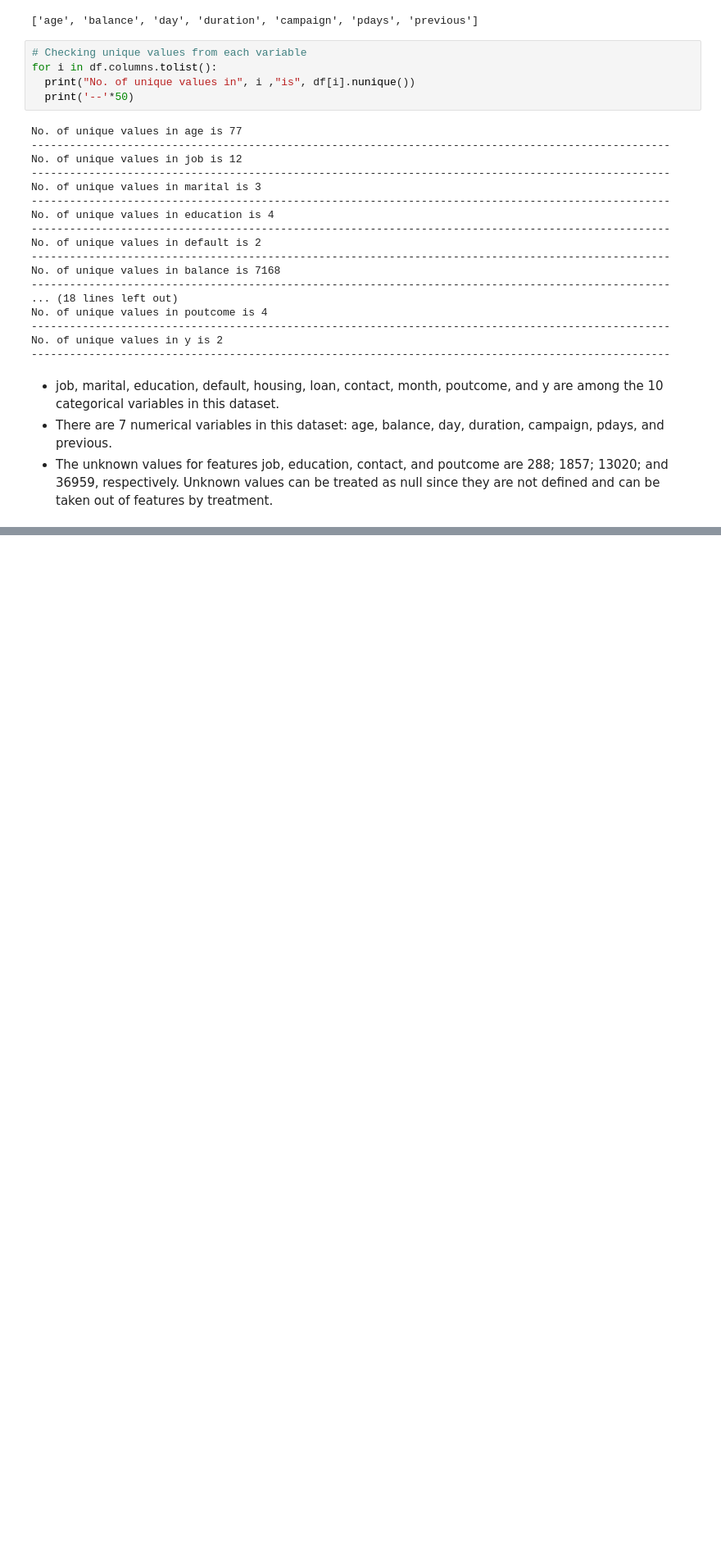
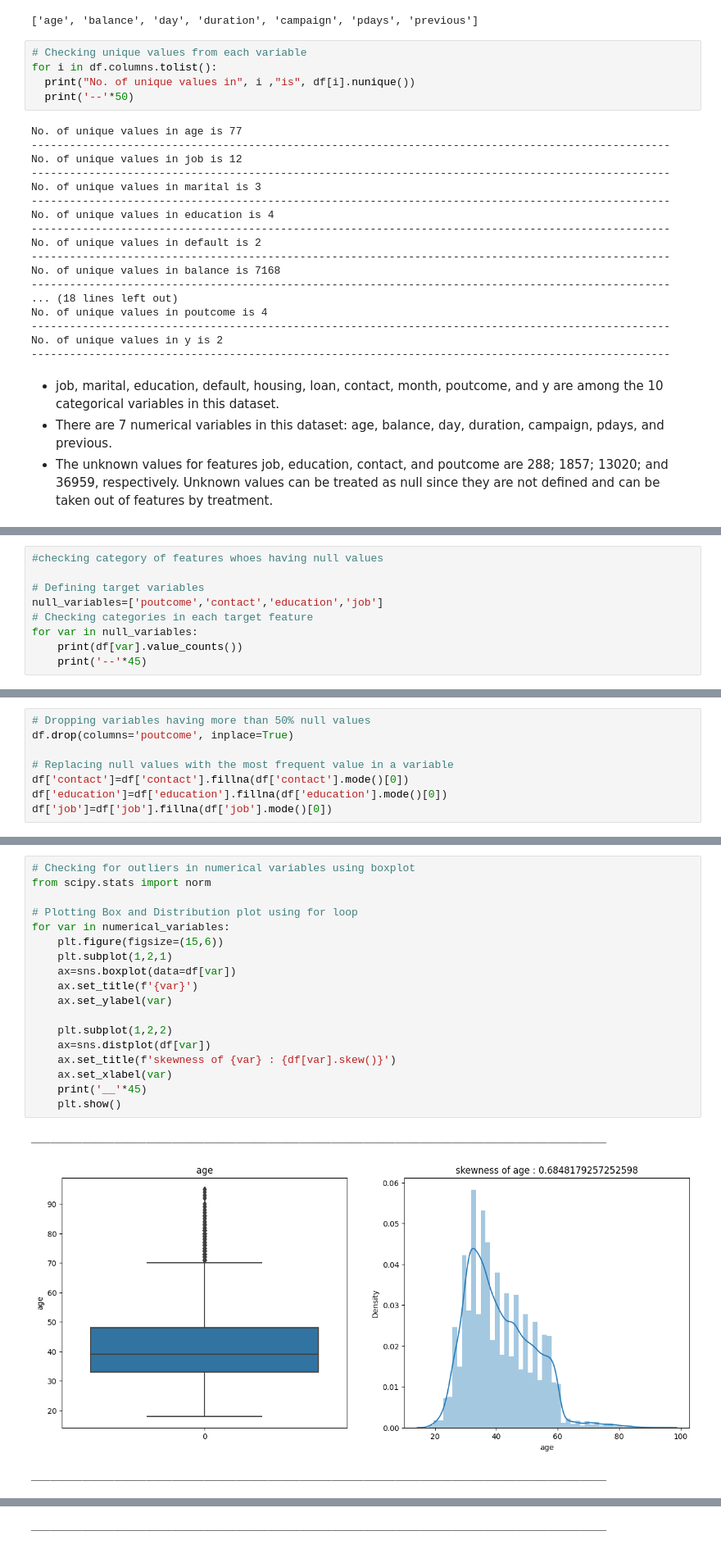
Before and after one commit to swapnalishamrao/Supervised_ML_Classification_Project_2, a Jupyter notebook: Supervised_ML_Classification_Project_2.ipynb, the cells around one changed output, grey strips where cells are left out. Shown at 82% size. Drawn from its saved outputs; the diff is of its cells as text; blank space fills up the shorter version.

```diff
--- a/Supervised_ML_Classification_Project_2.ipynb
+++ b/Supervised_ML_Classification_Project_2.ipynb
@@ -441,0 +501,9 @@ No. of unique values in y is 2
+# %%
+#checking category of features whoes having null values
+
+# Defining target variables
+null_variables=['poutcome','contact','education','job']
+# Checking categories in each target feature
+for var in null_variables:
+    print(df[var].value_counts())
+    print('--'*45)
@@ -441,0 +528,8 @@ No. of unique values in y is 2
+# %%
+# Dropping variables having more than 50% null values
+df.drop(columns='poutcome', inplace=True)
+
+# Replacing null values with the most frequent value in a variable
+df['contact']=df['contact'].fillna(df['contact'].mode()[0])
+df['education']=df['education'].fillna(df['education'].mode()[0])
+df['job']=df['job'].fillna(df['job'].mode()[0])
@@ -441,0 +564,22 @@ No. of unique values in y is 2
+# %%
+# Checking for outliers in numerical variables using boxplot
+from scipy.stats import norm
+
+# Plotting Box and Distribution plot using for loop
+for var in numerical_variables:
+    plt.figure(figsize=(15,6))
+    plt.subplot(1,2,1)
+    ax=sns.boxplot(data=df[var])
+    ax.set_title(f'{var}')
+    ax.set_ylabel(var)
+
+    plt.subplot(1,2,2)
+    ax=sns.distplot(df[var])
+    ax.set_title(f'skewness of {var} : {df[var].skew()}')
+    ax.set_xlabel(var)
+    print('__'*45)
+    plt.show()
+# %% [output]
+__________________________________________________________________________________________
+[figure, added]
+__________________________________________________________________________________________
@@ -441,0 +587 @@ No. of unique values in y is 2
+__________________________________________________________________________________________
```
Also changed, not shown: parts of 19 cells of this notebook.
